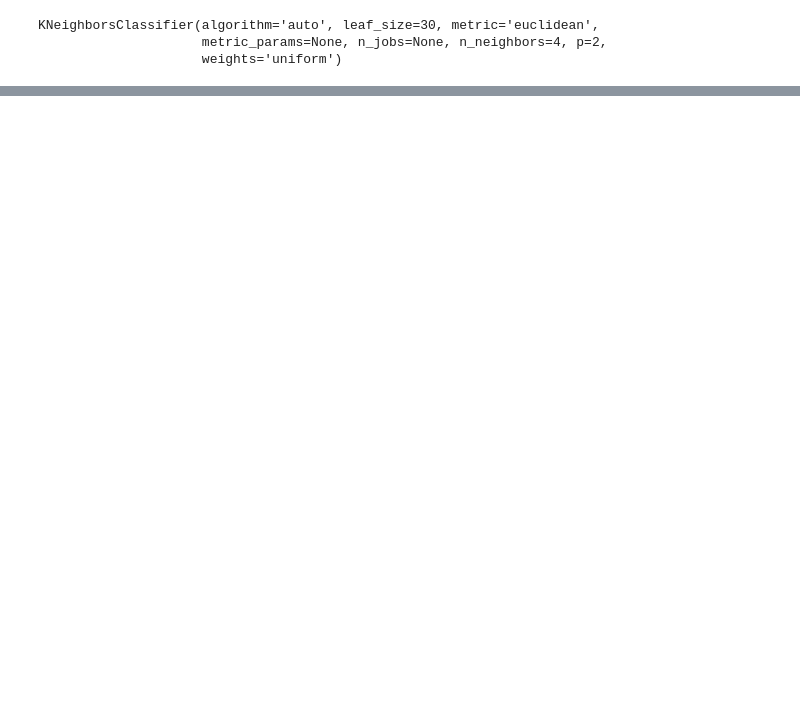
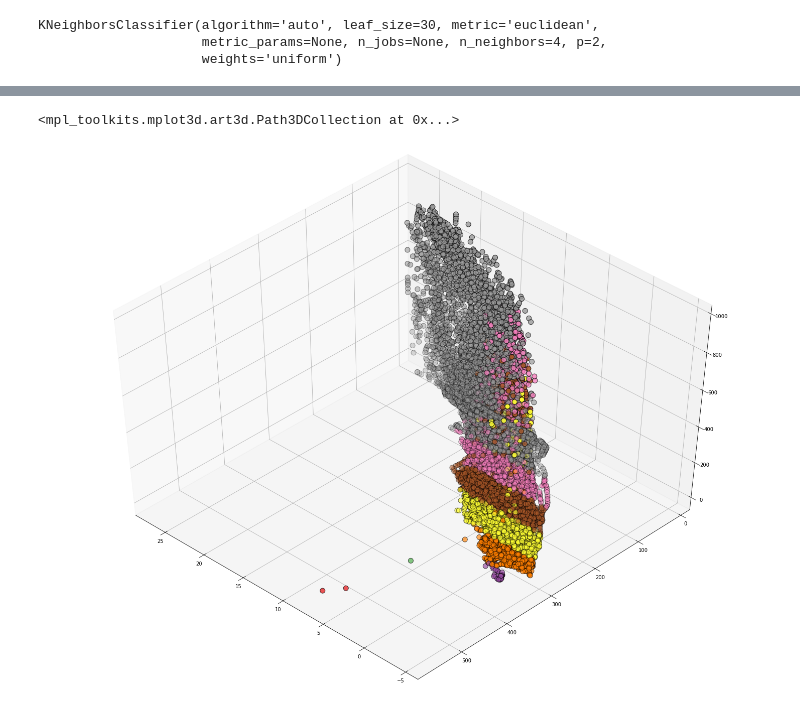
Before and after one commit to kvinlazy/SEMS_test, a Jupyter notebook: index.ipynb, the cells around one changed output, grey strips where cells are left out. Saved outputs shown, nothing was run; the diff lists cells and outputs as text; code cells hidden in the pictures; blank space fills up the shorter version.

```diff
--- a/index.ipynb
+++ b/index.ipynb
@@ -71 +91,9 @@ plt.scatter(X_test['Environment:Site Outdoor Air Drybulb Temperature [C](TimeSte
+# %%
+
+fig = plt.figure(1, figsize=(20, 15))
+ax = Axes3D(fig, elev=48, azim=134)
+ax.scatter(X_train['Environment:Site Outdoor Air Drybulb Temperature [C](TimeStep)'], X_train['DH:District Heating Hot Water Rate [KW](TimeStep:ON)'], X_train['Environment:Site Direct Solar Radiation Rate per Area [W/m2](TimeStep)'], c = y_train , cmap=plt.cm.Set1, edgecolor='k',s=100)
+# %% [output]
+<mpl_toolkits.mplot3d.art3d.Path3DCollection at 0x...>
+[figure, added]
 # %%
```
Also changed, not shown: parts of 25 cells of this notebook, 1 other file.
